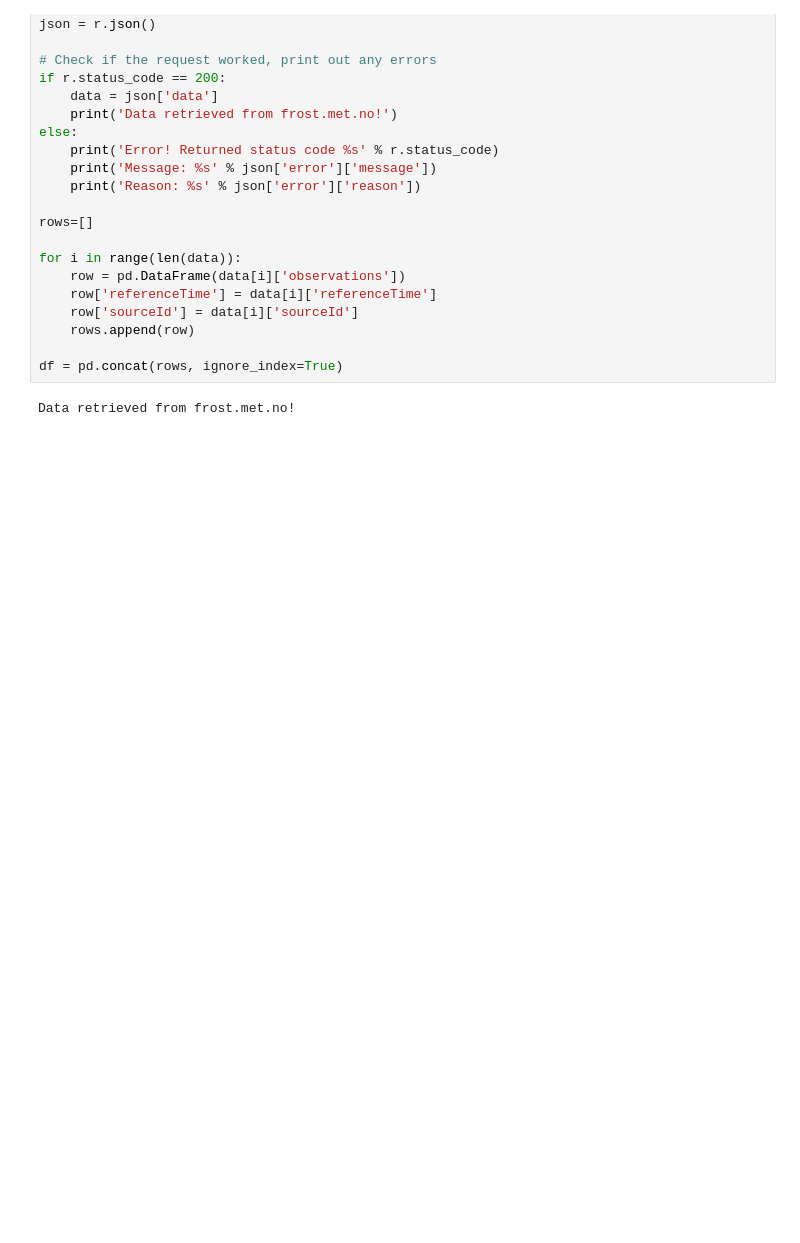
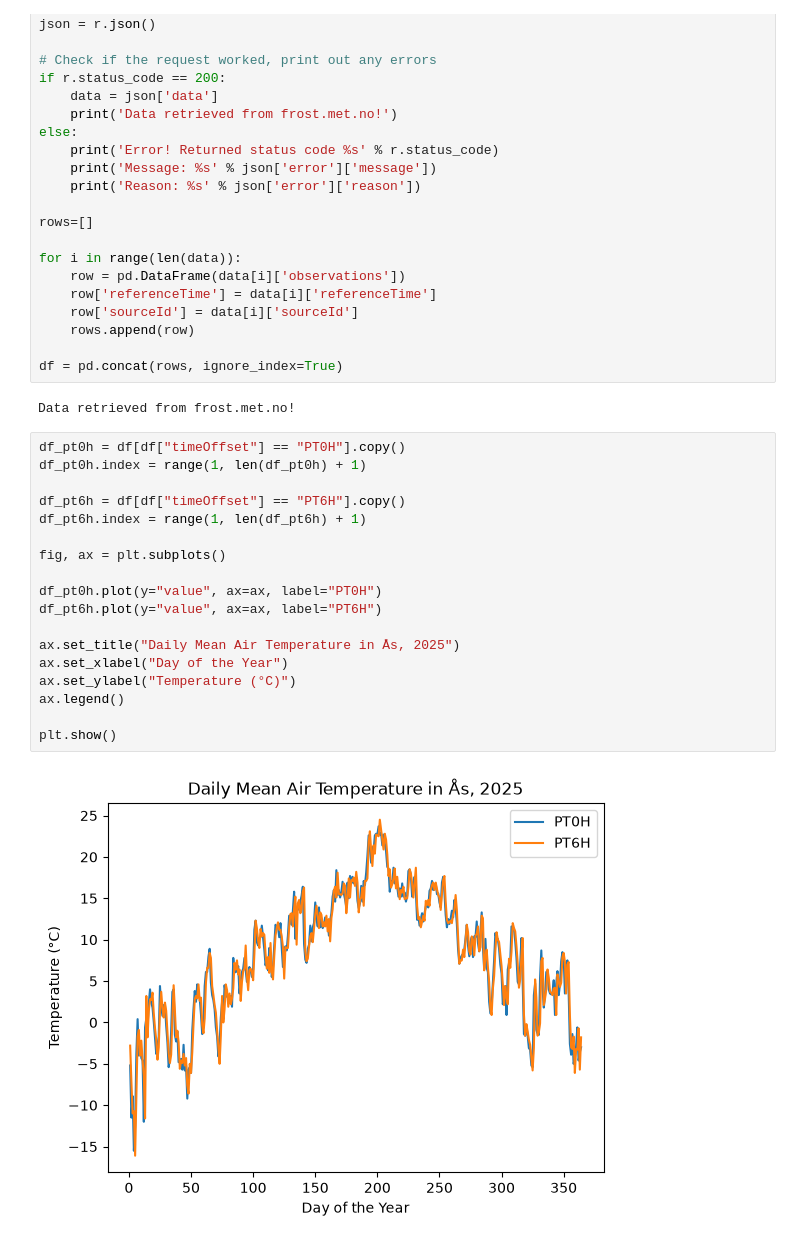
Before and after one commit to goggenn/deliverable_01, a Jupyter notebook: main_01.ipynb, the cells around one changed output. Drawn from its saved outputs; the diff is of its cells as text; blank space fills up the shorter version.

Commit message:
lagde et plot for dataen

```diff
--- a/main_01.ipynb
+++ b/main_01.ipynb
@@ -46,3 +46,23 @@ for i in range(len(data)):
 df = pd.concat(rows, ignore_index=True)
 # %% [output]
 Data retrieved from frost.met.no!
+# %%
+df_pt0h = df[df["timeOffset"] == "PT0H"].copy()
+df_pt0h.index = range(1, len(df_pt0h) + 1)
+
+df_pt6h = df[df["timeOffset"] == "PT6H"].copy()
+df_pt6h.index = range(1, len(df_pt6h) + 1)
+
+fig, ax = plt.subplots()
+
+df_pt0h.plot(y="value", ax=ax, label="PT0H")
+df_pt6h.plot(y="value", ax=ax, label="PT6H")
+
+ax.set_title("Daily Mean Air Temperature in Ås, 2025")
+ax.set_xlabel("Day of the Year")
+ax.set_ylabel("Temperature (°C)")
+ax.legend()
+
+plt.show()
+# %% [output]
+[figure, added]
```
